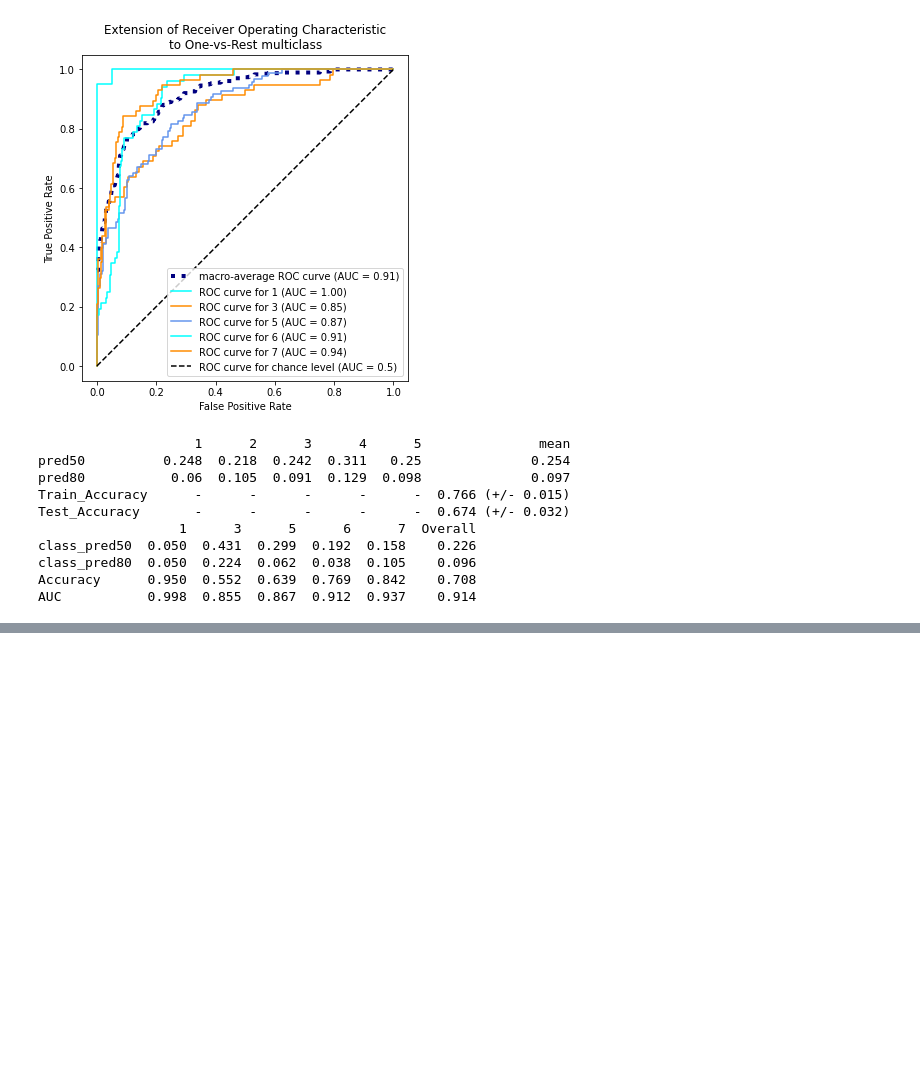
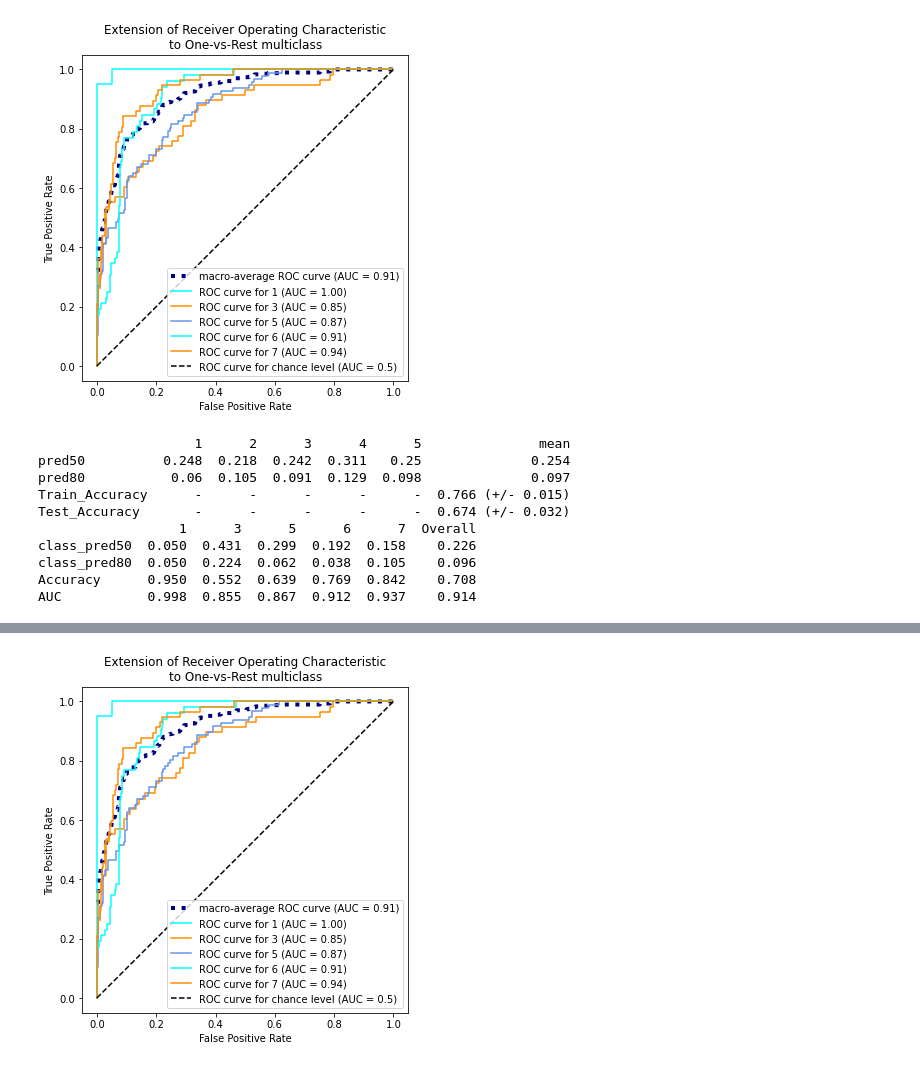
Before and after one commit to SunWeihao1226/STAT447_Project, a Jupyter notebook: logistic_regression.ipynb, the cells around one changed output, grey strips where cells are left out. Saved outputs shown, nothing was run; the diff lists cells and outputs as text; code cells hidden in the pictures; blank space fills up the shorter version.

```diff
--- a/logistic_regression.ipynb
+++ b/logistic_regression.ipynb
@@ -82,0 +116,23 @@ AUC           0.998  0.855  0.867  0.912  0.937    0.914
+# %%
+intr_X_train = pd.DataFrame()
+intr_X_test = pd.DataFrame()
+for col in X_train:
+  intr_X_train[col] = X_train[col]
+  intr_X_test[col] = X_test[col]
+
+intr_X_train['Log Fuel Consumption(Hwy (L/100 km))*Log Fuel Consumption(City (L/100 km))'] = X_train['Log Fuel Consumption(Hwy (L/100 km))']*X_train['Log Fuel Consumption(City (L/100 km))']
+intr_X_test['Log Fuel Consumption(Hwy (L/100 km))*Log Fuel Consumption(City (L/100 km))'] = X_test['Log Fuel Consumption(Hwy (L/100 km))']*X_test['Log Fuel Consumption(City (L/100 km))']
+numeric_features_intr_new = [
+    "Log CO2 Emissions(g/km)",
+    "Log Engine Size(L)",
+    "Log Fuel Consumption(Hwy (L/100 km))",
+    "Log Fuel Consumption(City (L/100 km))",
+    'Log Fuel Consumption(Hwy (L/100 km))*Log Fuel Consumption(City (L/100 km))'
+]
+preprocessor_intr_new = make_column_transformer(
+      (StandardScaler(), numeric_features_intr_new),
+      (OneHotEncoder(drop="if_binary"), binary_features),
+      (OneHotEncoder(handle_unknown="ignore"), categorical_features),
+  )
+pipe_mlr_weighted_intr = make_pipeline(preprocessor_intr_new, LogisticRegression(multi_class='multinomial',solver='lbfgs',class_weight = 'balanced', max_iter=10000))
+pipe_mlr_weighted_intr.fit(intr_X_train, y_train);
@@ -82,0 +157,15 @@ AUC           0.998  0.855  0.867  0.912  0.937    0.914
+# %%
+intr_cv = cv_predict_interval(pipe_mlr_weighted_intr, intr_X_train, y_train)
+mean_cv_intr = get_mean_cv(intr_cv)
+result_intr = mean_std_cross_val_scores(pipe_mlr_weighted_intr, intr_X_train, y_train,return_train_score=True,scoring='accuracy')
+misClassificationRate_intr = calc_misclass_rate_pred_interval(pipe_mlr_weighted_intr.predict_proba(intr_X_test),y_test)
+test_score_intr = pipe_mlr_weighted_intr.score(intr_X_test, y_test)
+auc_intr = auc_drawer(pipe_mlr_weighted_intr, intr_X_test, y_train,y_test)
+auc_intr = list(auc_intr.values())
+roc_intr = roc_auc_score(y_test, pipe_mlr_weighted_intr.predict_proba(intr_X_test), multi_class='ovr')
+
+cm_intr = confusion_matrix(y_test, pipe_mlr_weighted_intr.predict(intr_X_test))
+cm_intr = cm_intr.diagonal()/cm_intr.sum(axis=1)
+cm_intr = cm_intr.tolist()
+# %% [output]
+[figure, added]
```
Also changed, not shown: parts of 6 cells of this notebook, 46 other files.
